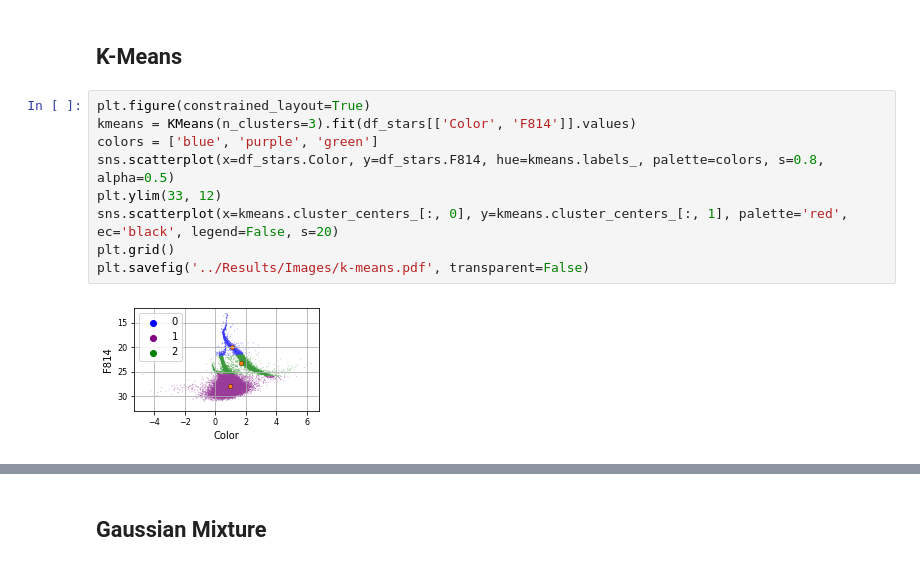
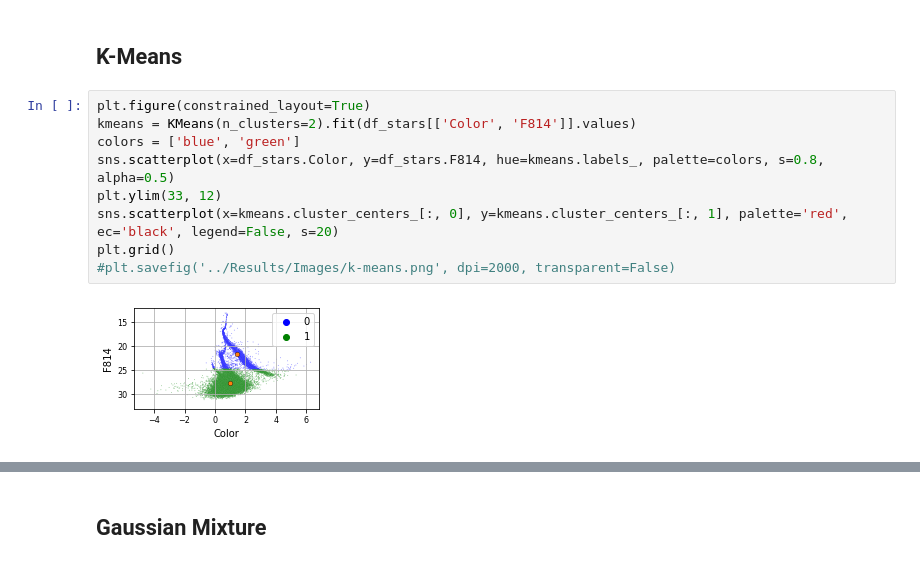
Before and after one commit to BleakHeart/Report3, a Jupyter notebook: Codice/classification_unsupervised.ipynb, the cells around one changed output, grey strips where cells are left out. Drawn from its saved outputs; the diff is of its cells as text.

```diff
--- a/Codice/classification_unsupervised.ipynb
+++ b/Codice/classification_unsupervised.ipynb
@@ -74,12 +77,12 @@ x_train, x_test, y_train, y_test = train_test_split(x_preprocessed, df_stars.Lab
 ## K-Means
 # %%
 plt.figure(constrained_layout=True)
-kmeans = KMeans(n_clusters=3).fit(df_stars[['Color', 'F814']].values)
-colors = ['blue', 'purple', 'green']
+kmeans = KMeans(n_clusters=2).fit(df_stars[['Color', 'F814']].values)
+colors = ['blue', 'green']
 sns.scatterplot(x=df_stars.Color, y=df_stars.F814, hue=kmeans.labels_, palette=colors, s=0.8, alpha=0.5)
 plt.ylim(33, 12)
 sns.scatterplot(x=kmeans.cluster_centers_[:, 0], y=kmeans.cluster_centers_[:, 1], palette='red', ec='black', legend=False, s=20)
 plt.grid()
-plt.savefig('../Results/Images/k-means.pdf', transparent=False)
+#plt.savefig('../Results/Images/k-means.png', dpi=2000, transparent=False)
 # %% [output]
-[figure, old version]
+[figure, new version]
```
Also changed, not shown: parts of 5 cells of this notebook, 6 other files.
